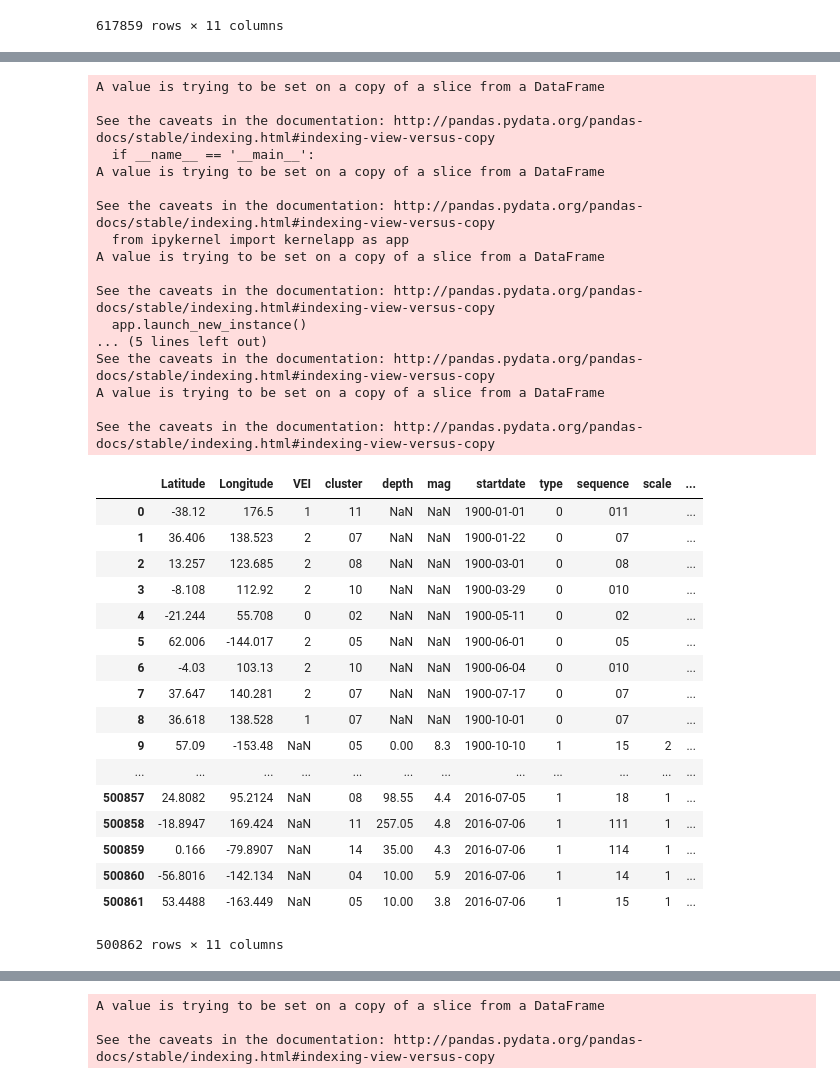
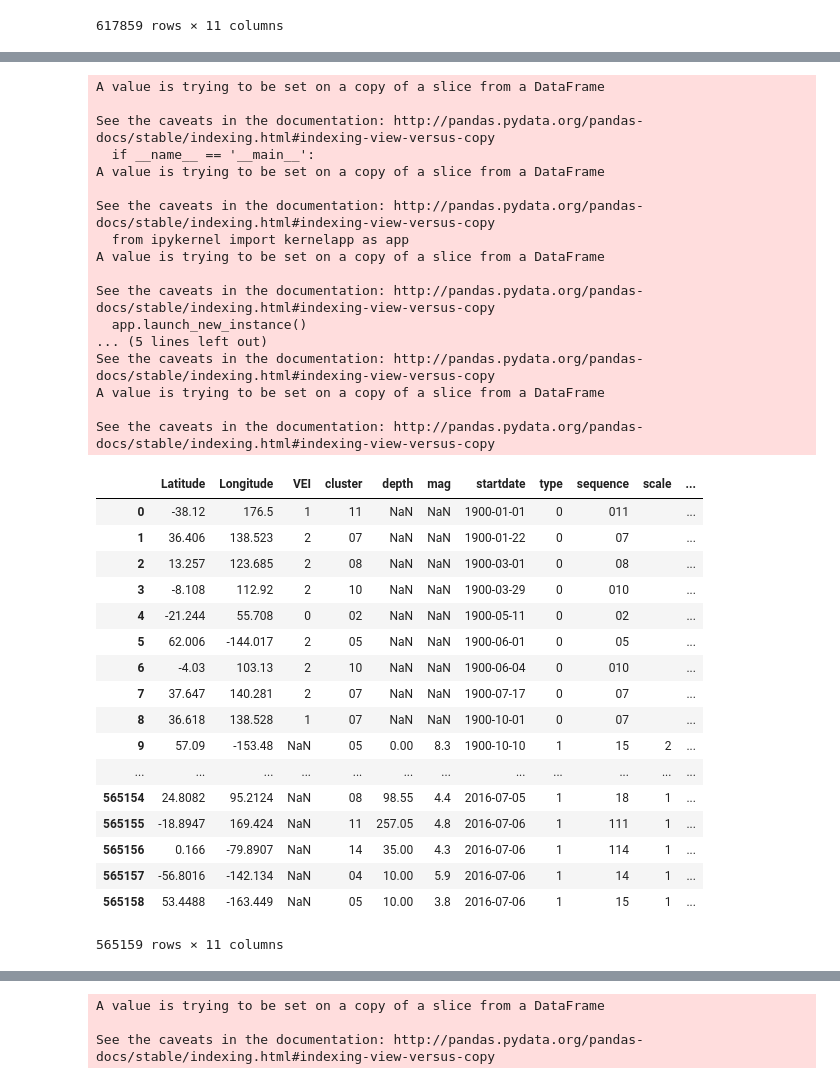
Before and after one commit to cindy233/EarthquakeSequential, a Jupyter notebook: generate_sequence.ipynb, the cells around one changed output, grey strips where cells are left out. Cells and saved outputs as stored; diff of their text form; code cells hidden in the pictures.

```diff
--- a/generate_sequence.ipynb
+++ b/generate_sequence.ipynb
@@ -61,14 +61,22 @@ df
 # %%
 df = dff.copy()
 # %%
+from geopy.distance import great_circle
 for i in range(0, len(df)-1):
-    df2 = df[(df['startdate'] >= df['startdate'][i]) & (df['startdate'] < df['enddate'][i]) & (df['Longitude'] >= df['Longitude'][i] - 1) & (df['Longitude'] < df['Longitude'][i] + 1) & (df['Latitude'] >= df['Latitude'][i] - 1) & (df['Latitude'] < df['Latitude'][i] + 1)]
+    df2 = df[(df['startdate'] >= df['startdate'][i]) & (df['startdate'] < df['enddate'][i]) & (df['Latitude'] >= df['Latitude'][i] - 2) & (df['Latitude'] < df['Latitude'][i] + 2)]
     if len(df2) >= 30:
-        print i
-        print len(df2)
-        #return index entry of df2[0]
-        y = list(df2.index.values)[0]
-        df['type'][y] = '2'
-        df = df[~((df['startdate'] >= df['startdate'][i]) & (df['startdate'] < df['enddate'][i]) & (df['Longitude'] >= df['Longitude'][i] - 1) & (df['Longitude'] < df['Longitude'][i] + 1) & (df['Latitude'] >= df['Latitude'][i] - 1) & (df['Latitude'] < df['Latitude'][i] + 1) & (df['type'] == '1'))]
-        df.index = range(len(df))
+        counter = 0
+        l = []
+        for j in range (i + 1 , i + len(df2)):
+            if great_circle((df['Latitude'][i], df['Longitude'][i]), (df['Latitude'][j], df['Longitude'][j])).miles < 100:
+                counter = counter + 1
+                l.append(j)
+        if counter >= 30:
+            print i
+            print counter
+            #return index entry of df2[0]
+            y = list(df2.index.values)[0]
+            df['type'][y] = '2'
+            df = df.drop(df.index[l])
+            df.index = range(len(df))
 # %% [output]
@@ -179,7 +191,7 @@ result
 # %%
-result['scale'][result['mag']<=3] = '0'
-result['scale'][(result['mag']>3) & (result['mag']<=6)] = '1'
-result['scale'][result['mag']>6] = '2'
+result['scale'][result['mag']<3] = '0'
+result['scale'][(result['mag']>=3) & (result['mag']<6)] = '1'
+result['scale'][result['mag']>=6] = '2'
 result['depth'] = pd.to_numeric(result['depth'])
 result['dep'] = ''
 result['dep'][result['depth']<70] = '0'
@@ -190,39 +202,39 @@ result
 # %% [output]
 A value is trying to be set on a copy of a slice from a DataFrame
 
 See the caveats in the documentation: http://pandas.pydata.org/pandas-docs/stable/indexing.html#indexing-view-versus-copy
   if __name__ == '__main__':
 A value is trying to be set on a copy of a slice from a DataFrame
 
 See the caveats in the documentation: http://pandas.pydata.org/pandas-docs/stable/indexing.html#indexing-view-versus-copy
   from ipykernel import kernelapp as app
 A value is trying to be set on a copy of a slice from a DataFrame
 
 See the caveats in the documentation: http://pandas.pydata.org/pandas-docs/stable/indexing.html#indexing-view-versus-copy
   app.launch_new_instance()
 ... (5 lines left out)
 See the caveats in the documentation: http://pandas.pydata.org/pandas-docs/stable/indexing.html#indexing-view-versus-copy
 A value is trying to be set on a copy of a slice from a DataFrame
 
 See the caveats in the documentation: http://pandas.pydata.org/pandas-docs/stable/indexing.html#indexing-view-versus-copy
 |  | Latitude | Longitude | VEI | cluster | depth | mag | startdate | type | sequence | scale | ... |
 | 0 | -38.12 | 176.5 | 1 | 11 | NaN | NaN | 1900-01-01 | 0 | 011 |  | ... |
 | 1 | 36.406 | 138.523 | 2 | 07 | NaN | NaN | 1900-01-22 | 0 | 07 |  | ... |
 | 2 | 13.257 | 123.685 | 2 | 08 | NaN | NaN | 1900-03-01 | 0 | 08 |  | ... |
 | 3 | -8.108 | 112.92 | 2 | 10 | NaN | NaN | 1900-03-29 | 0 | 010 |  | ... |
 | 4 | -21.244 | 55.708 | 0 | 02 | NaN | NaN | 1900-05-11 | 0 | 02 |  | ... |
 | 5 | 62.006 | -144.017 | 2 | 05 | NaN | NaN | 1900-06-01 | 0 | 05 |  | ... |
 | 6 | -4.03 | 103.13 | 2 | 10 | NaN | NaN | 1900-06-04 | 0 | 010 |  | ... |
 | 7 | 37.647 | 140.281 | 2 | 07 | NaN | NaN | 1900-07-17 | 0 | 07 |  | ... |
 | 8 | 36.618 | 138.528 | 1 | 07 | NaN | NaN | 1900-10-01 | 0 | 07 |  | ... |
 | 9 | 57.09 | -153.48 | NaN | 05 | 0.00 | 8.3 | 1900-10-10 | 1 | 15 | 2 | ... |
 | ... | ... | ... | ... | ... | ... | ... | ... | ... | ... | ... | ... |
-| 500857 | 24.8082 | 95.2124 | NaN | 08 | 98.55 | 4.4 | 2016-07-05 | 1 | 18 | 1 | ... |
-| 500858 | -18.8947 | 169.424 | NaN | 11 | 257.05 | 4.8 | 2016-07-06 | 1 | 111 | 1 | ... |
-| 500859 | 0.166 | -79.8907 | NaN | 14 | 35.00 | 4.3 | 2016-07-06 | 1 | 114 | 1 | ... |
-| 500860 | -56.8016 | -142.134 | NaN | 04 | 10.00 | 5.9 | 2016-07-06 | 1 | 14 | 1 | ... |
-| 500861 | 53.4488 | -163.449 | NaN | 05 | 10.00 | 3.8 | 2016-07-06 | 1 | 15 | 1 | ... |
+| 565154 | 24.8082 | 95.2124 | NaN | 08 | 98.55 | 4.4 | 2016-07-05 | 1 | 18 | 1 | ... |
+| 565155 | -18.8947 | 169.424 | NaN | 11 | 257.05 | 4.8 | 2016-07-06 | 1 | 111 | 1 | ... |
+| 565156 | 0.166 | -79.8907 | NaN | 14 | 35.00 | 4.3 | 2016-07-06 | 1 | 114 | 1 | ... |
+| 565157 | -56.8016 | -142.134 | NaN | 04 | 10.00 | 5.9 | 2016-07-06 | 1 | 14 | 1 | ... |
+| 565158 | 53.4488 | -163.449 | NaN | 05 | 10.00 | 3.8 | 2016-07-06 | 1 | 15 | 1 | ... |
-500862 rows × 11 columns
+565159 rows × 11 columns
 # %%
 del result['sequence']
 result['sequence'] = ''
```
Also changed, not shown: parts of 8 cells of this notebook, 11 other files.
